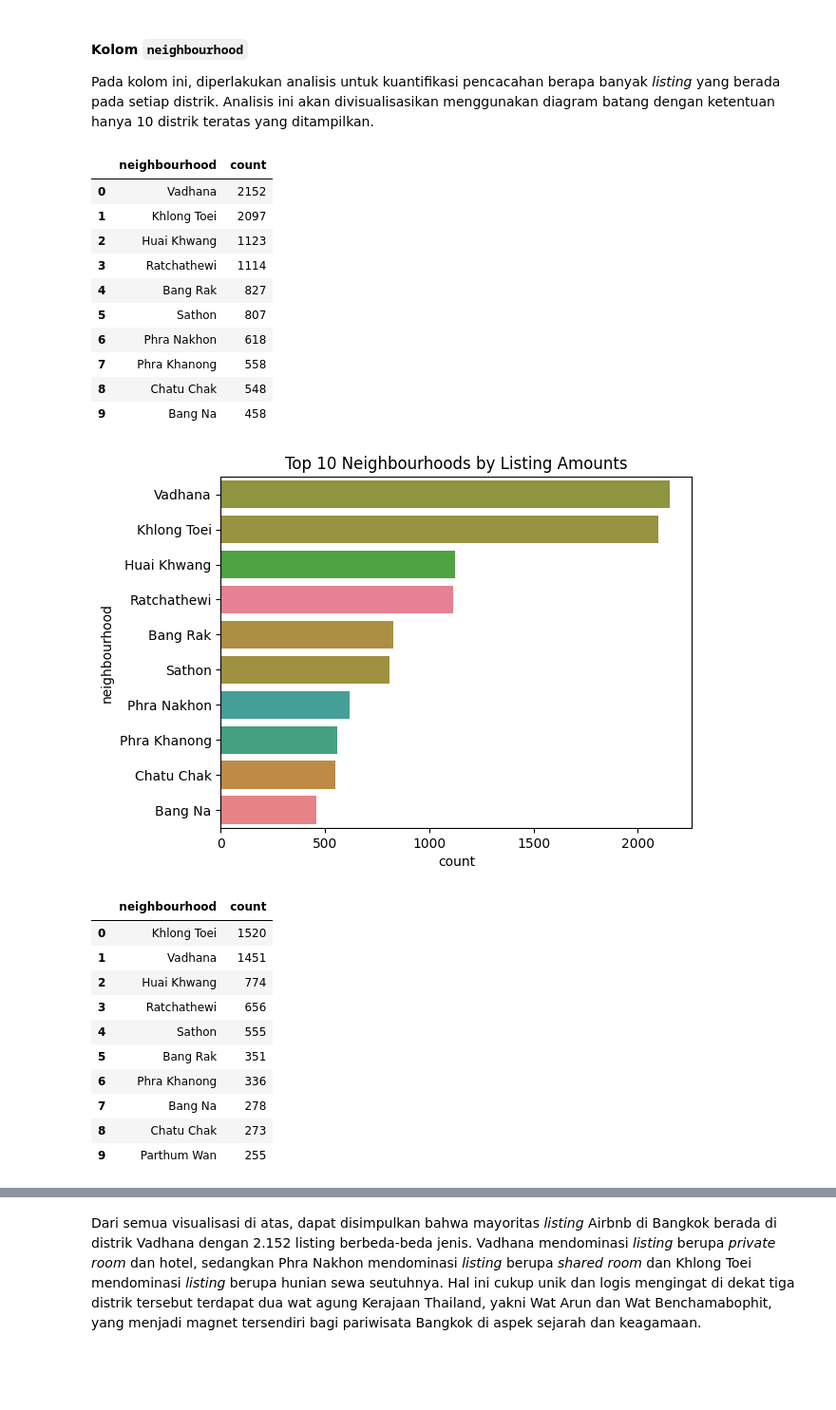
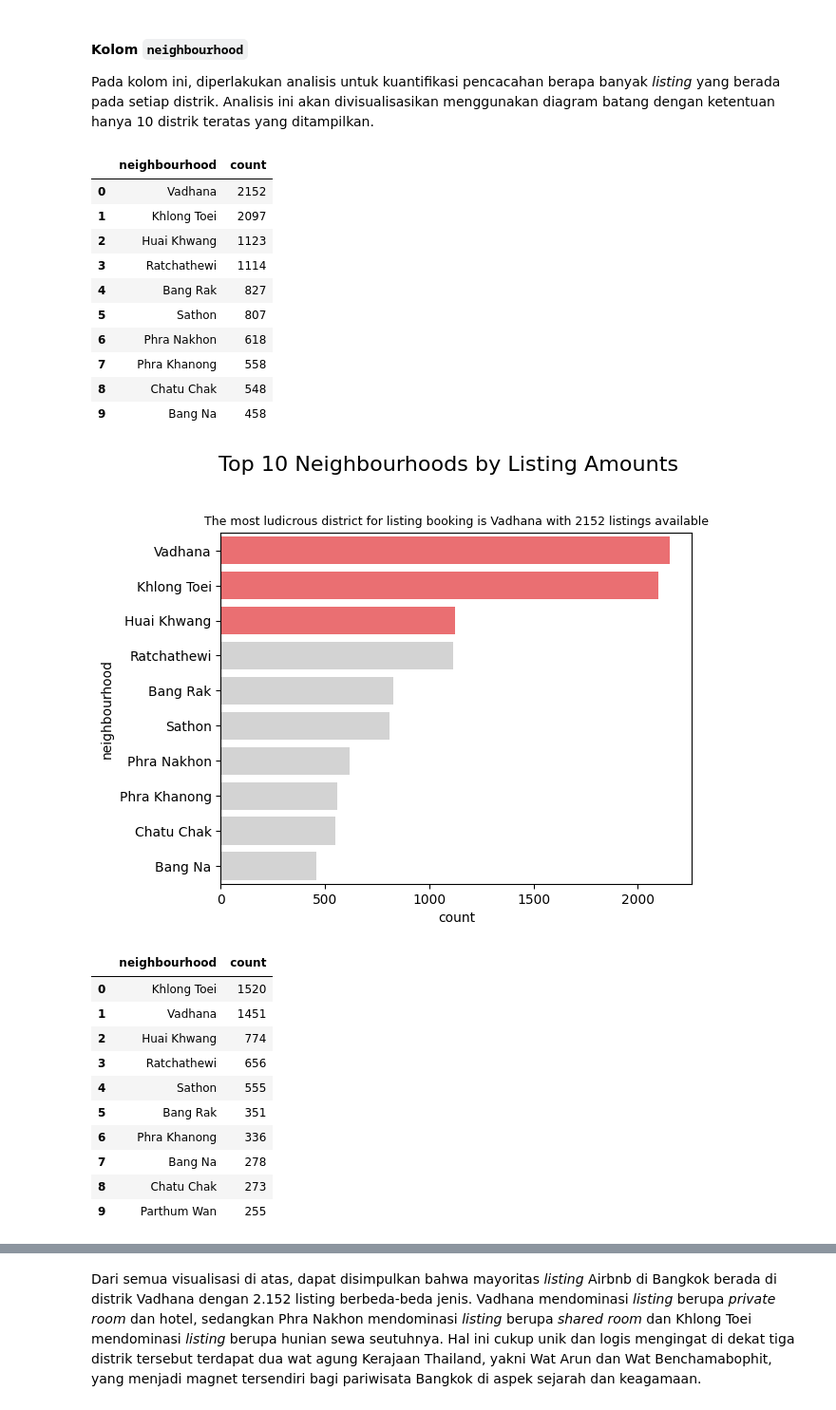
Before and after one commit to mrarvandy/capstone-project-module-2-jcdsol-016, a Jupyter notebook: data-analysis.ipynb, the cells around one changed output, grey strips where cells are left out. Shown at 95% size. Saved outputs shown, nothing was run; the diff lists cells and outputs as text; code cells hidden in the pictures; blank space fills up the shorter version.

```diff
--- a/data-analysis.ipynb
+++ b/data-analysis.ipynb
@@ -136,7 +137,7 @@ for column in df_numeric_columns:
     if (column not in ['id', 'host_id', 'latitude', 'longitude']):
         rowNum = plotPoint // 3
         colNum = plotPoint % 3
-        sns.histplot(data = df[column].dropna(), kde = True, ax = axes[rowNum, colNum], bins = 25)
+        sns.histplot(data = df[column].dropna(), kde = True, ax = axes[rowNum, colNum], bins = 25, color = '#FF5A5F')
         plotPoint += 1
 fig.delaxes(axes[2,1])
 fig.delaxes(axes[2,2])
@@ -151,7 +152,7 @@ for column in df_numeric_columns:
     if (column not in ['id', 'host_id', 'latitude', 'longitude']):
         rowNum = plotPoint // 3
         colNum = plotPoint % 3
-        sns.boxplot(data = df[column].dropna(), ax = axes[rowNum, colNum])
+        sns.boxplot(data = df[column].dropna(), ax = axes[rowNum, colNum], color = '#FF5A5F')
         plotPoint += 1
 fig.delaxes(axes[2,1])
 fig.delaxes(axes[2,2])
@@ -998,11 +1004,12 @@ Dari semua hasil, terlihat sedikit perbedaan kuantitas kata yang sering muncul u
 Dalam menganalisis kuantifikasi pencacahan banyaknya jenis kamar hunian sewa di Bangkok yang didaftarkan di Airbnb, analisis ini cukup menggunakan diagram lingkaran, karena jenis kamar hanya terdiri dari empat jenis sehingga visualisasi dengan diagram ini masih memungkinkan, yang bisa dijabarkan dengan analisis total *listing* secara keseluruhan dan lima sampel per distrik sebagai berikut.
 # %%
 df_room_type = df['room_type'].value_counts().reset_index()
-df_room_type['percentage'] = round(df_room_type['count'] / df_room_type['count'].sum() * 100, 2)
+df_room_type['percentage'] = round(df_room_type['count'] / df_room_type['count'].sum() * 100, 0)
 
-colors = sns.color_palette('pastel')[0:4]
+colors = ['#FF5A5F', '#00A699', '#FC642D', '#484848']
 plt.pie(df_room_type['count'], colors = colors, startangle = 60, autopct = '%.0f%%', pctdistance = 1.2)
-plt.title('Room Types Percentage Distribution')
+plt.suptitle('Room Types Percentage Distribution', y = 1.05, fontsize = 16)
+plt.title(f'The most ludicrous room type available for listing booking is {df_room_type.sort_values(by = 'percentage', ascending = False).iloc[0, 0].lower()} with {df_room_type.sort_values(by = 'percentage', ascending = False).sort_values(by = 'count', ascending = False).iloc[0, 1]} listings available ({df_room_type.sort_values(by = 'percentage', ascending = False).sort_values(by = 'count', ascending = False).iloc[0, 2]} % of total listings available)', wrap = True, horizontalalignment = 'center', fontsize = 9)
 plt.legend(labels = df_room_type['room_type'], loc = 3)
 plt.show()
 
@@ -1011,11 +1018,11 @@ samplerIndexList = default_rng().choice(len(neighbourhoodList), size = 5, replac
 
 for i in range(len(samplerIndexList)):
     df_room_type_sub = df[df['neighbourhood'] == neighbourhoodList[i]]['room_type'].value_counts().reset_index()
-    df_room_type_sub['percentage'] = round(df_room_type_sub['count'] / df_room_type_sub['count'].sum() * 100, 2)
+    df_room_type_sub['percentage'] = round(df_room_type_sub['count'] / df_room_type_sub['count'].sum() * 100, 0)
 
-    colors = sns.color_palette('pastel')[0:4]
     plt.pie(df_room_type_sub['count'], colors = colors, startangle = 60, autopct = '%.0f%%', pctdistance = 1.2)
-    plt.title(f'Room Types Percentage Distribution in {neighbourhoodList[i]} Neighbourhood')
+    plt.suptitle(f'Room Types Percentage Distribution in {neighbourhoodList[i]} District', y = 1.05, fontsize = 16)
+    plt.title(f'The most ludicrous room type available for listing booking is {df_room_type_sub.sort_values(by = 'percentage', ascending = False).iloc[0, 0].lower()} with {df_room_type_sub.sort_values(by = 'percentage', ascending = False).sort_values(by = 'count', ascending = False).iloc[0, 1]} listings available ({df_room_type_sub.sort_values(by = 'percentage', ascending = False).sort_values(by = 'count', ascending = False).iloc[0, 2]} % of total listings available)', wrap = True, horizontalalignment = 'center', fontsize = 9)
     plt.legend(labels = df_room_type_sub['room_type'], loc = 3)
     plt.show()
 # %% [output]
@@ -1034,31 +1041,35 @@ Pada kolom ini, diperlakukan analisis untuk kuantifikasi pencacahan berapa banya
 # %%
 display(df['neighbourhood'].value_counts().reset_index().head(10))
 
-sns.countplot(data = df, y = 'neighbourhood', hue = 'neighbourhood', order = df.neighbourhood.value_counts().iloc[:10].index)
-plt.title('Top 10 Neighbourhoods by Listing Amounts')
+cols = ['#FF5A5F' if x < 3 else 'lightgrey' for x in df['neighbourhood'].value_counts().reset_index().index]
+sns.countplot(data = df, y = 'neighbourhood', order = df.neighbourhood.value_counts().iloc[:10].index, palette = cols)
+plt.suptitle('Top 10 Neighbourhoods by Listing Amounts', y = 1.05, fontsize = 16)
+plt.title(f'The most ludicrous district for listing booking is {df['neighbourhood'].value_counts().reset_index().sort_values(by = 'count', ascending = False).iloc[0, 0]} with {df['neighbourhood'].value_counts().reset_index().sort_values(by = 'count', ascending = False).iloc[0, 1]} listings available', wrap = True, horizontalalignment = 'center', fontsize = 9)
 plt.show()
 
 roomTypeList = df['room_type'].unique().tolist()
 
 for i in range(len(roomTypeList)):
     display(df[df['room_type'] == roomTypeList[i]]['neighbourhood'].value_counts().reset_index().head(10))
 
-    sns.countplot(data = df[df['room_type'] == roomTypeList[i]], y = 'neighbourhood', order = df[df['room_type'] == roomTypeList[i]].neighbourhood.value_counts().iloc[:10].index)
-    plt.title(f'Top 10 Neighbourhoods by {roomTypeList[i].title()} Listing Amounts')
+    cols_sub = ['#FF5A5F' if x < 3 else 'lightgrey' for x in df[df['room_type'] == roomTypeList[i]]['neighbourhood'].value_counts().reset_index().index]
+    sns.countplot(data = df[df['room_type'] == roomTypeList[i]], y = 'neighbourhood', order = df[df['room_type'] == roomTypeList[i]].neighbourhood.value_counts().iloc[:10].index, palette = cols_sub)
+    plt.suptitle(f'Top 10 Neighbourhoods by {roomTypeList[i].title()} Listing Amounts', y = 1.05, fontsize = 16)
+    plt.title(f'The most ludicrous district for listing booking is {df[df['room_type'] == roomTypeList[i]]['neighbourhood'].value_counts().reset_index().sort_values(by = 'count', ascending = False).iloc[0, 0]} with {df[df['room_type'] == roomTypeList[i]]['neighbourhood'].value_counts().reset_index().sort_values(by = 'count', ascending = False).iloc[0, 1]} listings available', wrap = True, horizontalalignment = 'center', fontsize = 9)
     plt.show()
 # %% [output]
 |  | neighbourhood | count |
 | 0 | Vadhana | 2152 |
 | 1 | Khlong Toei | 2097 |
 | 2 | Huai Khwang | 1123 |
 | 3 | Ratchathewi | 1114 |
 | 4 | Bang Rak | 827 |
 | 5 | Sathon | 807 |
 | 6 | Phra Nakhon | 618 |
 | 7 | Phra Khanong | 558 |
 | 8 | Chatu Chak | 548 |
 | 9 | Bang Na | 458 |
-[figure, old version]
+[figure, new version]
 |  | neighbourhood | count |
 | 0 | Khlong Toei | 1520 |
 | 1 | Vadhana | 1451 |
```
Also changed, not shown: parts of 21 cells of this notebook.
